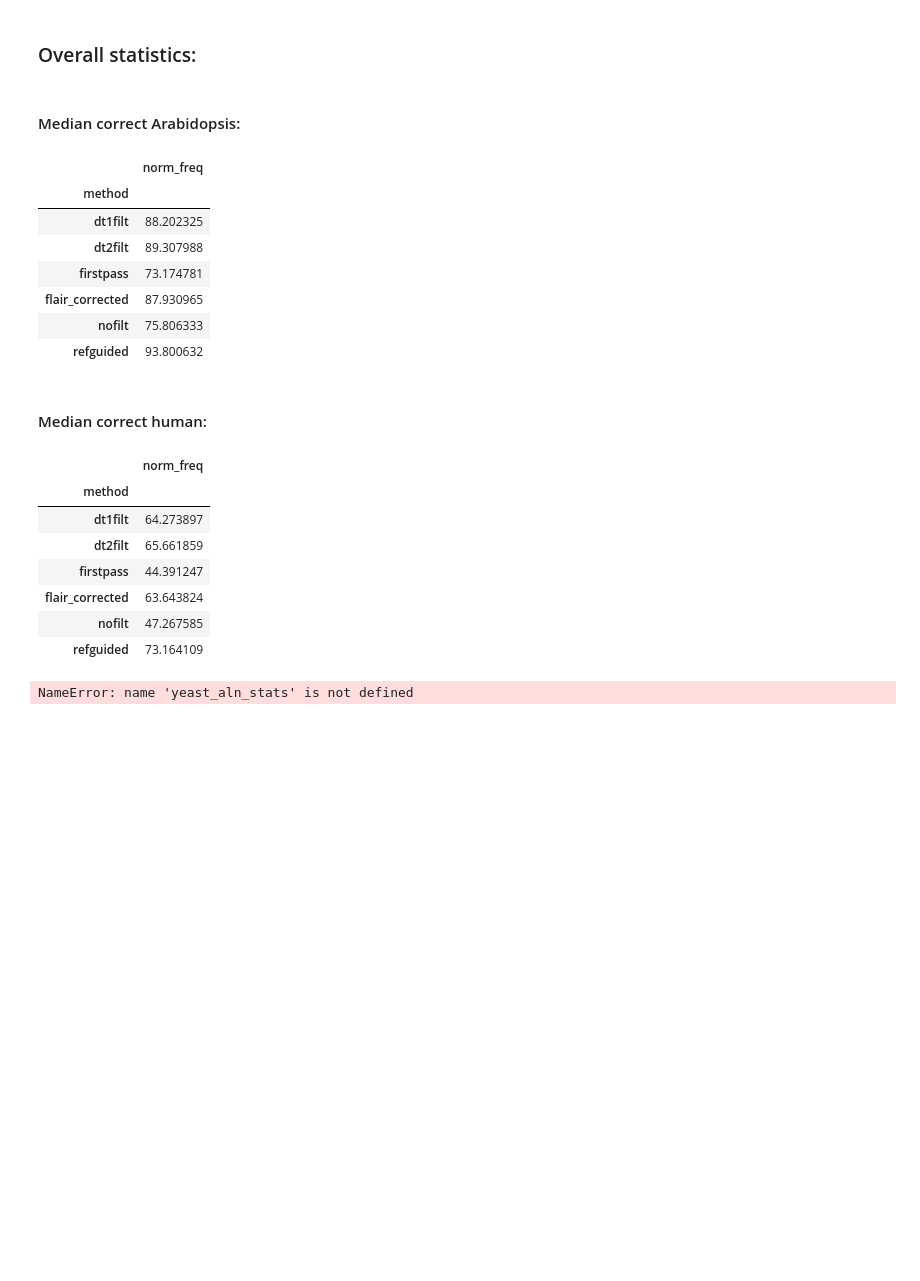
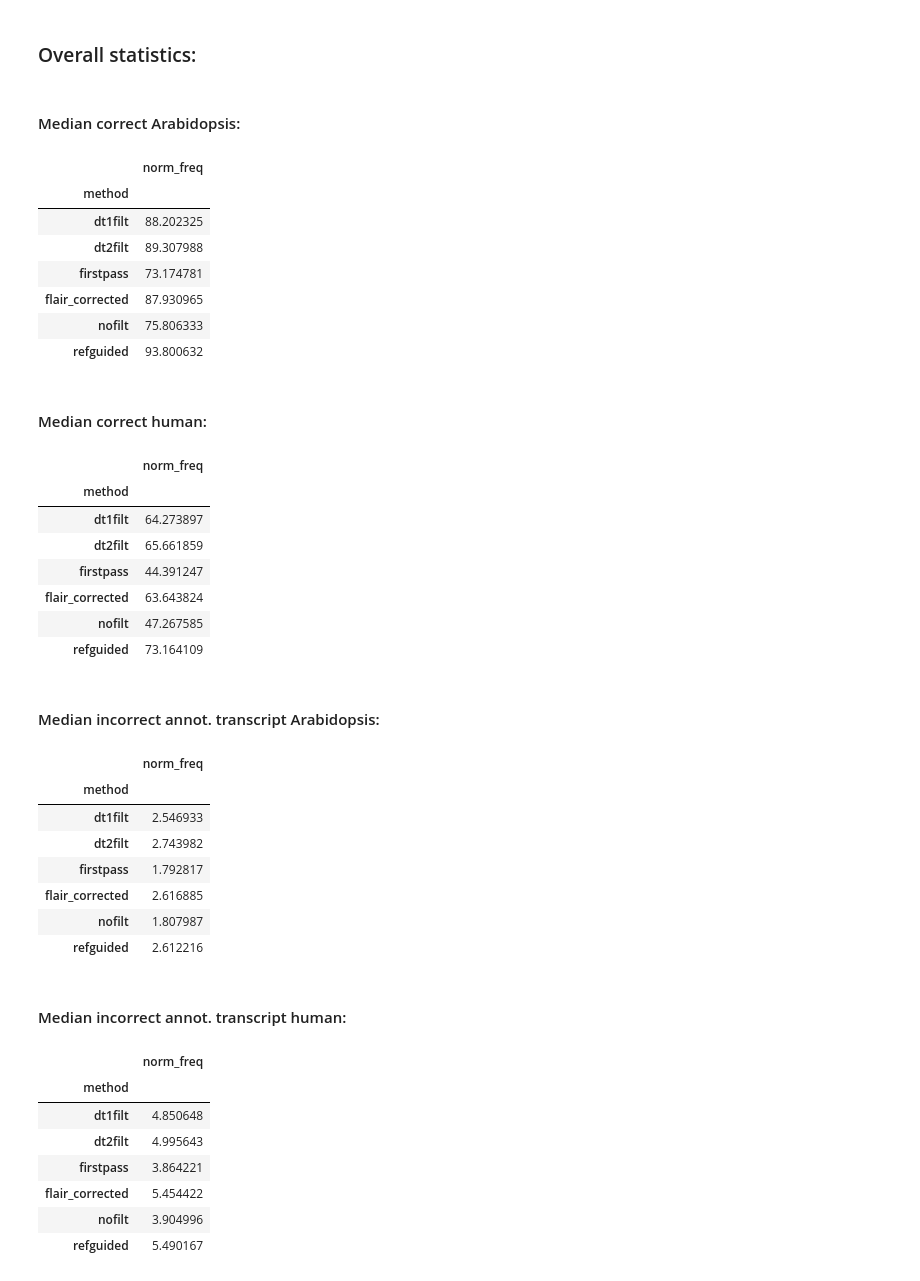
Before and after one commit to bartongroup/two_pass_alignment_pipeline, a Jupyter notebook: notebooks/benchmark_two_pass_alignment.ipynb, the cells around one changed output. Saved outputs shown, nothing was run; the diff lists cells and outputs as text; code cells hidden in the pictures; blank space fills up the shorter version.

```diff
--- a/notebooks/benchmark_two_pass_alignment.ipynb
+++ b/notebooks/benchmark_two_pass_alignment.ipynb
@@ -383,32 +383,47 @@ Despite this we see that the correlation of simulated counts and the counts retr
 # %%
 def display_median(dataset, aln_cat, label):
     df = pd.DataFrame(dataset.query(f'aln_cat == "{aln_cat}"').groupby('method').norm_freq.median())
     display_markdown(f'#### {label}:\n', raw=True)
     display(df)
 
 display_median(arath_aln_stats, 'correct_annot', 'Median correct Arabidopsis')
 display_median(human_aln_stats, 'correct_annot', 'Median correct human')
-display_median(yeast_aln_stats, 'correct_annot', 'Median correct yeast')
 display_median(arath_aln_stats, 'incorrect_annot', 'Median incorrect annot. transcript Arabidopsis')
 display_median(human_aln_stats, 'incorrect_annot', 'Median incorrect annot. transcript human')
-display_median(yeast_aln_stats, 'incorrect_annot', 'Median incorrect annot. transcript yeast')
 # %% [output]
 #### Median correct Arabidopsis:
 |  | norm_freq |
 | method |  |
 | dt1filt | 88.202325 |
 | dt2filt | 89.307988 |
 | firstpass | 73.174781 |
 | flair_corrected | 87.930965 |
 | nofilt | 75.806333 |
 | refguided | 93.800632 |
 #### Median correct human:
 |  | norm_freq |
 | method |  |
 | dt1filt | 64.273897 |
 | dt2filt | 65.661859 |
 | firstpass | 44.391247 |
 | flair_corrected | 63.643824 |
 | nofilt | 47.267585 |
 | refguided | 73.164109 |
-NameError: name 'yeast_aln_stats' is not defined
+#### Median incorrect annot. transcript Arabidopsis:
+|  | norm_freq |
+| method |  |
+| dt1filt | 2.546933 |
+| dt2filt | 2.743982 |
+| firstpass | 1.792817 |
+| flair_corrected | 2.616885 |
+| nofilt | 1.807987 |
+| refguided | 2.612216 |
+#### Median incorrect annot. transcript human:
+|  | norm_freq |
+| method |  |
+| dt1filt | 4.850648 |
+| dt2filt | 4.995643 |
+| firstpass | 3.864221 |
+| flair_corrected | 5.454422 |
+| nofilt | 3.904996 |
+| refguided | 5.490167 |
```
Also changed, not shown: 26 other files.
